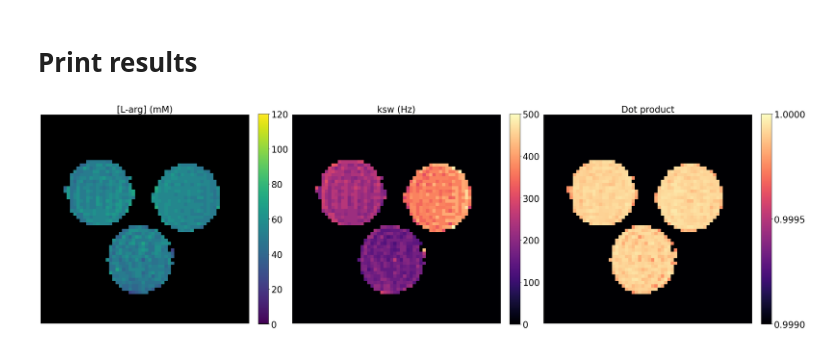
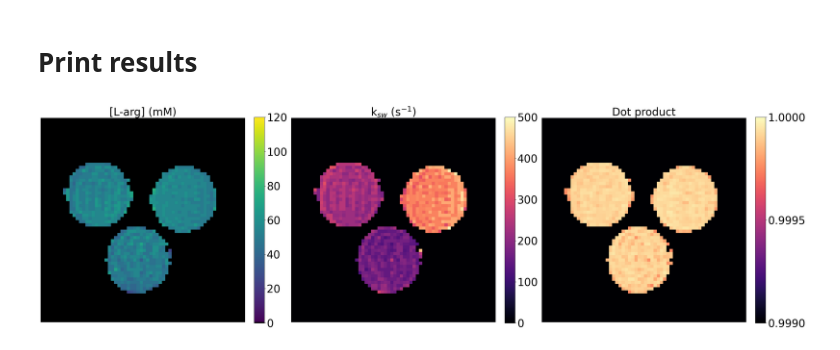
Before and after one commit to momentum-laboratory/molecular-mrf, a Jupyter notebook: dot_prod_example/dp_preclinical.ipynb, the cells around one changed output. Cells and saved outputs as stored; diff of their text form; code cells hidden in the pictures.

Commit message:
text and title changes

```diff
--- a/dot_prod_example/dp_preclinical.ipynb
+++ b/dot_prod_example/dp_preclinical.ipynb
@@ -132,33 +132,33 @@ np.save('mask.npy', mask)
 # %%
 pdf_fn = 'dot_product_results.pdf' # quantitative maps output filename
 pdf_fn = os.path.join(output_f, pdf_fn)
 
 fig, axes = plt.subplots(1, 3, figsize=(30, 25))
 
 color_maps = [b_viridis, 'magma', 'magma']
 data_keys = ['fs', 'ksw', 'dp']
-titles = ['[L-arg] (mM)', 'ksw (Hz)', 'Dot product']
+titles = ['[L-arg] (mM)', 'k$_{sw}$ (s$^{-1}$)', 'Dot product']
 clim_list = [(0, 120), (0, 500), (0.999, 1)]
 tick_list = [np.arange(0, 140, 20), np.arange(0, 600, 100), np.arange(0.999, 1.0005, 0.0005)]
 
-unified_font_size = 25
+unified_font_size = 30
 
 # Save the plot to a PDF file
 with PdfPages(pdf_fn) as pdf:
     for ax, color_map, key, title, clim, ticks in zip(axes.flat, color_maps, data_keys, titles, clim_list, tick_list):
         vals = quant_maps[key]
 
         if key == 'fs':
             vals = vals * 110e3/3
 
         plot = ax.imshow(vals * mask, cmap=color_map)
         plot.set_clim(*clim)
         ax.set_title(title, fontsize=unified_font_size)
         cb = plt.colorbar(plot, ax=ax, ticks=ticks, orientation='vertical', fraction=0.046, pad=0.04)
         cb.ax.tick_params(labelsize=unified_font_size)
         ax.set_axis_off()
 
     plt.tight_layout()
     pdf.savefig(fig)
 # %% [output]
-[figure, old version]
+[figure, new version]
```
Also changed, not shown: parts of 5 cells of this notebook.
